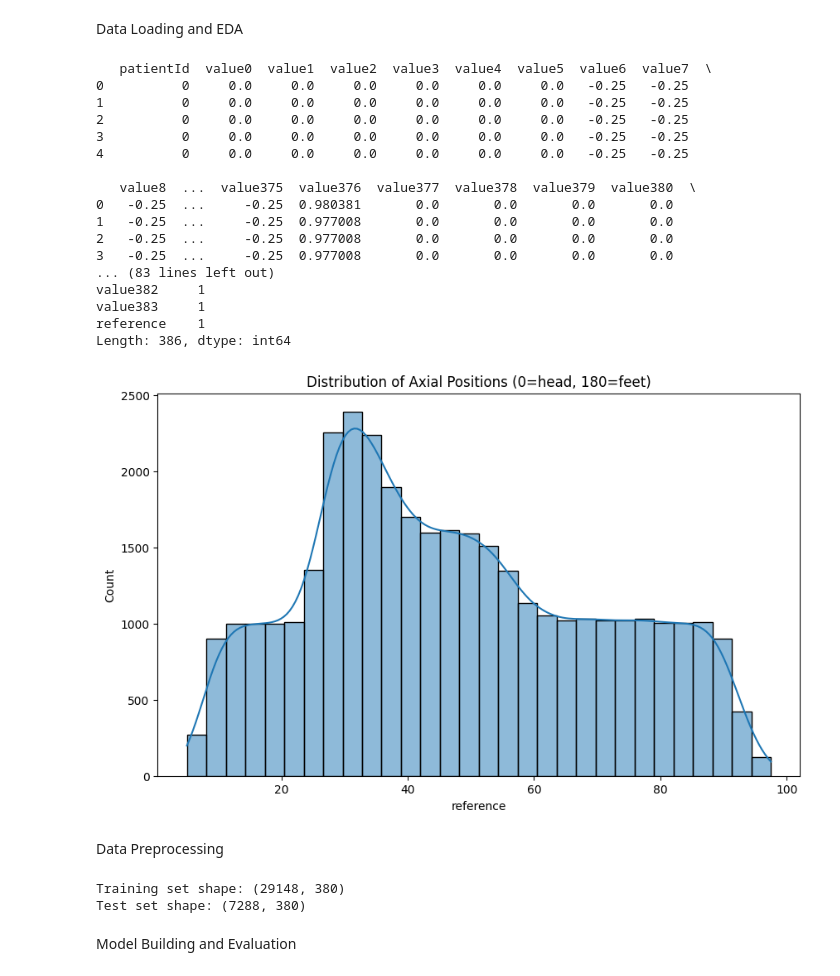
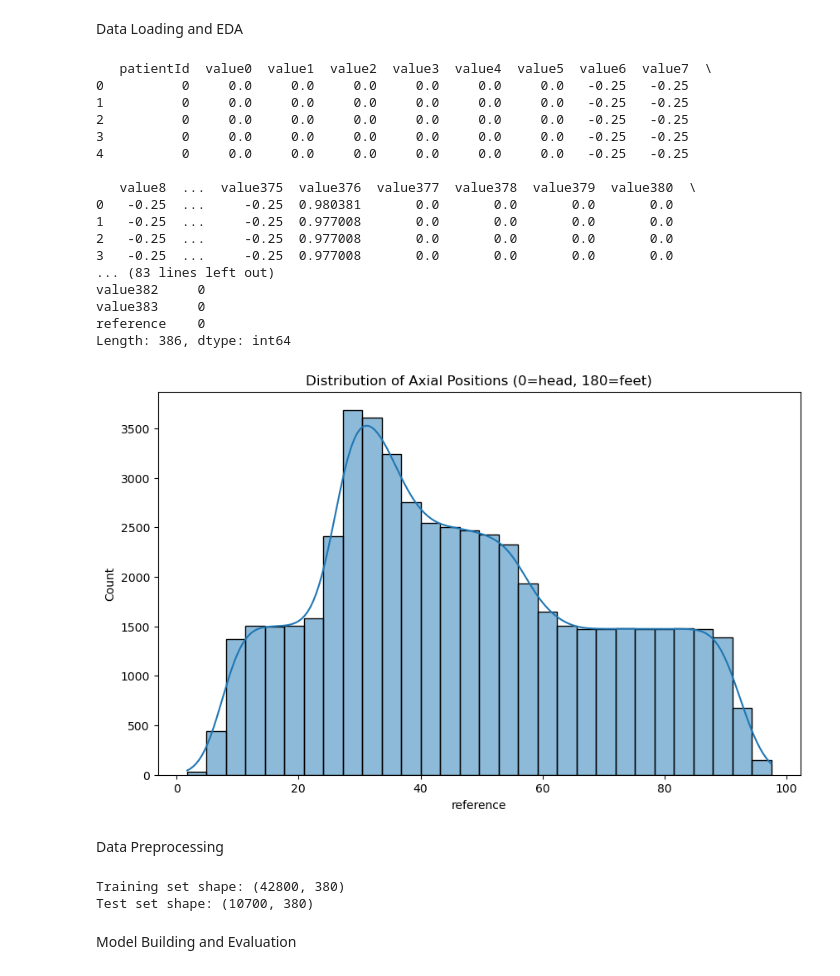
Before and after one commit to shaq-is-a-hack/ct-slice-localization, a Jupyter notebook: CAT_Scan_Localization_1.ipynb, the cells around one changed output. Saved outputs shown, nothing was run; the diff lists cells and outputs as text; code cells hidden in the pictures.

```diff
--- a/CAT_Scan_Localization_1.ipynb
+++ b/CAT_Scan_Localization_1.ipynb
@@ -56,44 +57,44 @@ import matplotlib.pyplot as plt
 import seaborn as sns
 
 # Load the dataset
-data = pd.read_csv('/content/drive/MyDrive/kaggle/input/ct-slice-localization/slice_localization_data.csv')
+data = pd.read_csv("data/slice_localization_data.csv")
 
 # Basic exploration
 print(data.head())
 print("\nData shape:", data.shape)
 print("\nData info:")
 print(data.info())
 print("\nDescriptive statistics:")
 print(data.describe())
 
 # Check for missing values
 print("\nMissing values:")
 print(data.isnull().sum())
 
 # Check target variable distribution
 plt.figure(figsize=(10, 6))
 sns.histplot(data['reference'], bins=30, kde=True)
 plt.title('Distribution of Axial Positions (0=head, 180=feet)')
 plt.show()
 # %% [output]
    patientId  value0  value1  value2  value3  value4  value5  value6  value7  \
 0          0     0.0     0.0     0.0     0.0     0.0     0.0   -0.25   -0.25
 1          0     0.0     0.0     0.0     0.0     0.0     0.0   -0.25   -0.25
 2          0     0.0     0.0     0.0     0.0     0.0     0.0   -0.25   -0.25
 3          0     0.0     0.0     0.0     0.0     0.0     0.0   -0.25   -0.25
 4          0     0.0     0.0     0.0     0.0     0.0     0.0   -0.25   -0.25
 
    value8  ...  value375  value376  value377  value378  value379  value380  \
 0   -0.25  ...     -0.25  0.980381       0.0       0.0       0.0       0.0
 1   -0.25  ...     -0.25  0.977008       0.0       0.0       0.0       0.0
 2   -0.25  ...     -0.25  0.977008       0.0       0.0       0.0       0.0
 3   -0.25  ...     -0.25  0.977008       0.0       0.0       0.0       0.0
 ... (83 lines left out)
-value382     1
-value383     1
-reference    1
+value382     0
+value383     0
+reference    0
 Length: 386, dtype: int64
-[figure, old version]
+[figure, new version]
 # %% [markdown]
 Data Preprocessing
 # %%
@@ -133,8 +134,8 @@ X_train, X_test, y_train, y_test = train_test_split(
 print("Training set shape:", X_train.shape)
 print("Test set shape:", X_test.shape)
 # %% [output]
-Training set shape: (29148, 380)
-Test set shape: (7288, 380)
+Training set shape: (42800, 380)
+Test set shape: (10700, 380)
 # %% [markdown]
 Model Building and Evaluation
 # %%
```
Also changed, not shown: parts of 8 cells of this notebook, 5 other files.
